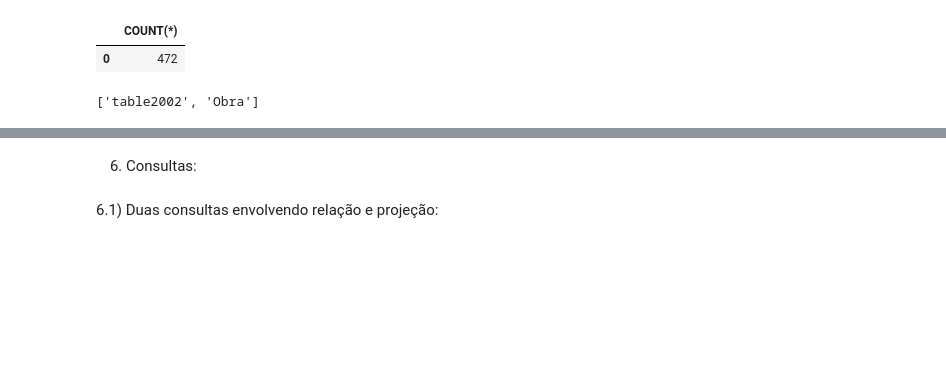
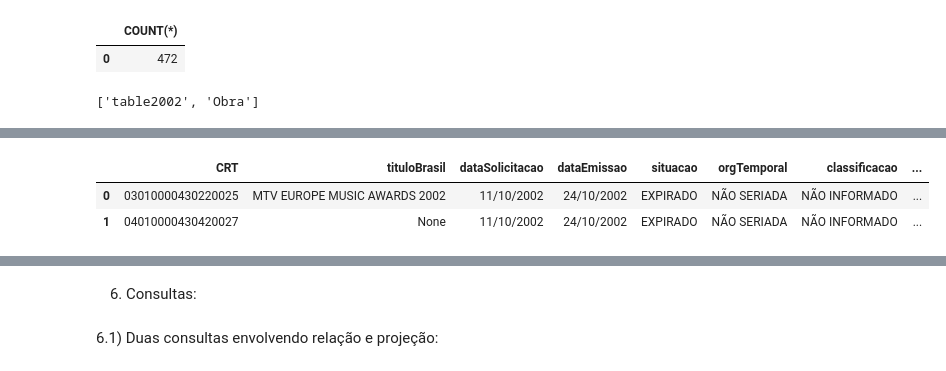
Before and after one commit to MarceleLouiseSAra/TPs-IBD, a Jupyter notebook: TP2.ipynb, the cells around one changed output, grey strips where cells are left out. Drawn from its saved outputs; the diff is of its cells as text; code cells hidden in the pictures; blank space fills up the shorter version.

```diff
--- a/TP2.ipynb
+++ b/TP2.ipynb
@@ -294,3 +370,18 @@ show_tables(conn)
+# %%
+# peek into some data
+
+# first rows -- analogous to pandas' head()
+fetch('SELECT * FROM Obra ORDER BY "index" ASC LIMIT 2', conn)
+
+# last rows -- analogous to pandas' tail()
+#fetch('SELECT * FROM Source ORDER BY "index" DESC LIMIT 2', conn)
+
+# random rows -- analogous to pandas' sample()
+#fetch('SELECT * FROM Source ORDER BY random() LIMIT 5', conn)
+# %% [output]
+|  | CRT | tituloBrasil | dataSolicitacao | dataEmissao | situacao | orgTemporal | classificacao | ... |
+| 0 | 03010000430220025 | MTV EUROPE MUSIC AWARDS 2002 | 11/10/2002 | 24/10/2002 | EXPIRADO | NÃO SERIADA | NÃO INFORMADO | ... |
+| 1 | 04010000430420027 | None | 11/10/2002 | 24/10/2002 | EXPIRADO | NÃO SERIADA | NÃO INFORMADO | ... |
 # %% [markdown]
 4) Diagrama ER:
 
```
Also changed, not shown: parts of 3 cells of this notebook.
